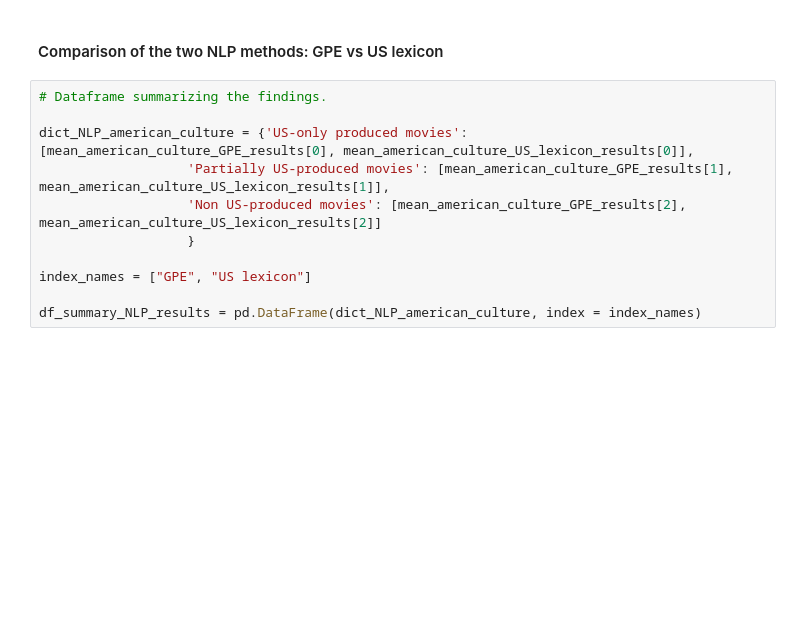
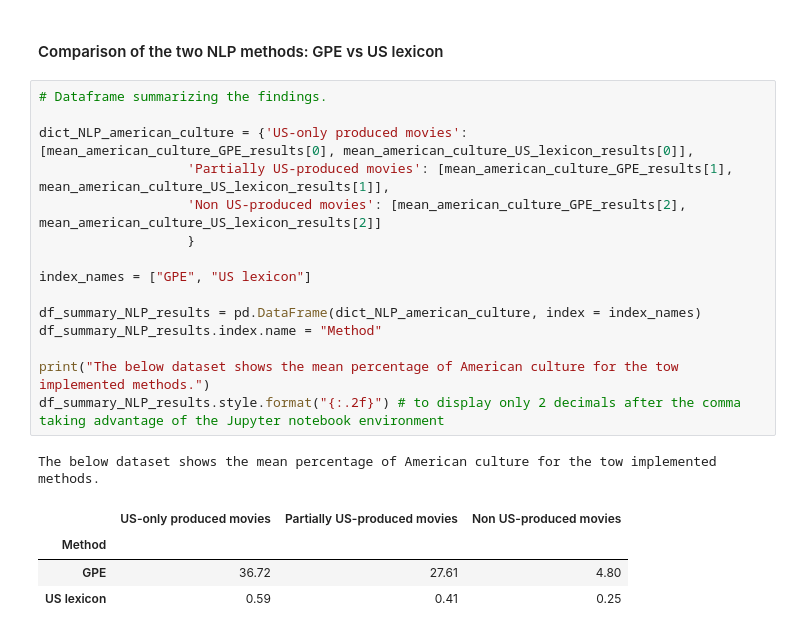
Before and after one commit to epfl-ada/ada-2024-project-adactylous, a Jupyter notebook: NLP_Luca_P3.ipynb, the cells around one changed output. Cells and saved outputs as stored; diff of their text form; blank space fills up the shorter version.

```diff
--- a/NLP_Luca_P3.ipynb
+++ b/NLP_Luca_P3.ipynb
@@ -906,11 +964,21 @@ plt.show()
 # %%
 # Dataframe summarizing the findings.
 
 dict_NLP_american_culture = {'US-only produced movies': [mean_american_culture_GPE_results[0], mean_american_culture_US_lexicon_results[0]],
                    'Partially US-produced movies': [mean_american_culture_GPE_results[1], mean_american_culture_US_lexicon_results[1]],
                    'Non US-produced movies': [mean_american_culture_GPE_results[2], mean_american_culture_US_lexicon_results[2]]
                    }
 
 index_names = ["GPE", "US lexicon"]
 
 df_summary_NLP_results = pd.DataFrame(dict_NLP_american_culture, index = index_names)
+df_summary_NLP_results.index.name = "Method"
+
+print("The below dataset shows the mean percentage of American culture for the tow implemented methods.")
+df_summary_NLP_results.style.format("{:.2f}") # to display only 2 decimals after the comma taking advantage of the Jupyter notebook environment
+# %% [output]
+The below dataset shows the mean percentage of American culture for the tow implemented methods.
+|  | US-only produced movies | Partially US-produced movies | Non US-produced movies |
+| Method |  |  |  |
+| GPE | 36.72 | 27.61 | 4.80 |
+| US lexicon | 0.59 | 0.41 | 0.25 |
```
Also changed, not shown: parts of 10 cells of this notebook, 1 other file.
